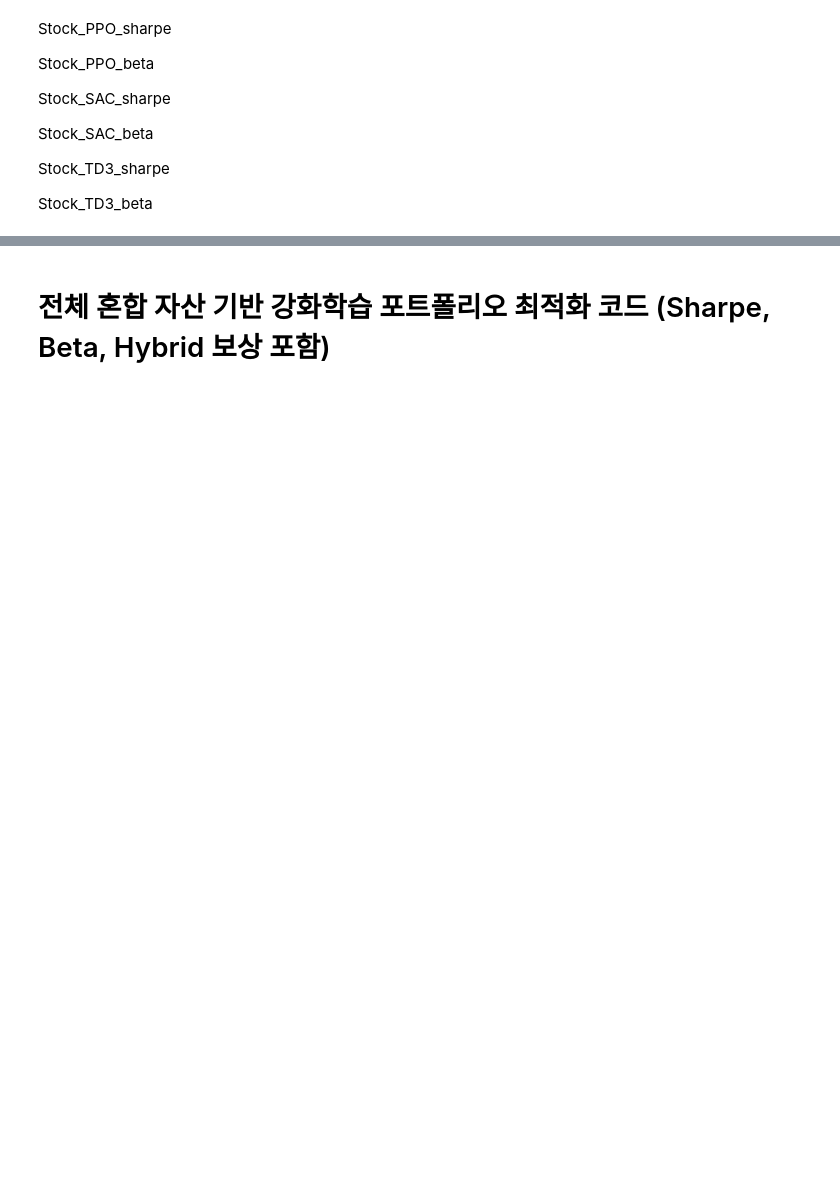
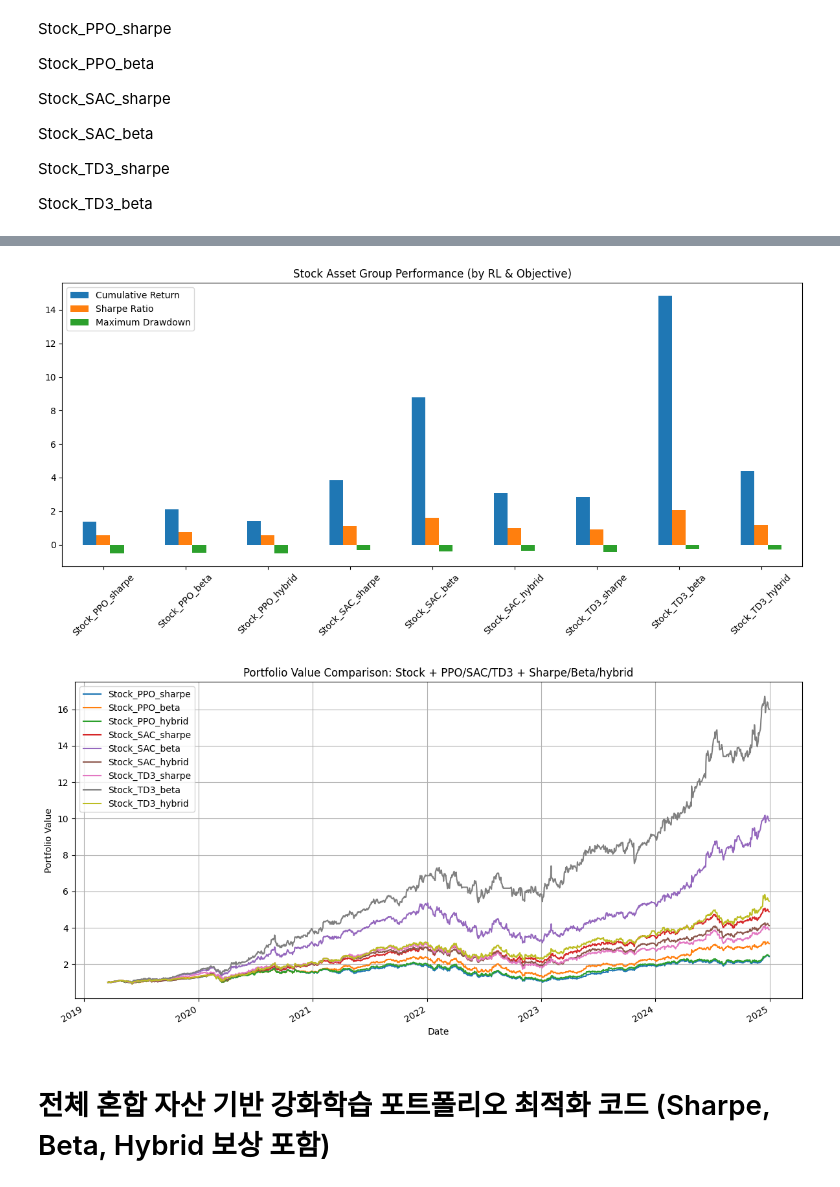
Before and after one commit to nhjung-phd/Papers, a Jupyter notebook: factor2025/factor_rl_portfolio.ipynb, the cells around one changed output, grey strips where cells are left out. Drawn from its saved outputs; the diff is of its cells as text; code cells hidden in the pictures; blank space fills up the shorter version.

```diff
--- a/factor2025/factor_rl_portfolio.ipynb
+++ b/factor2025/factor_rl_portfolio.ipynb
@@ -2806,3 +2834,24 @@ plt.show()
+# %%
+
+# 성과 막대그래프
+metrics_table[["Cumulative Return", "Sharpe Ratio", "Maximum Drawdown"]].plot(
+    kind="bar", figsize=(12, 6), title="Stock Asset Group Performance (by RL & Objective)"
+)
+plt.xticks(rotation=45)
+plt.tight_layout()
+plt.show()
+
+# 포트폴리오 가치 시계열 그래프 (겹침)
+results_df = pd.DataFrame(results)
+results_df.plot(figsize=(12, 6), title="Portfolio Value Comparison: Stock + PPO/SAC/TD3 + Sharpe/Beta/hybrid")
+plt.xlabel("Date")
+plt.ylabel("Portfolio Value")
+plt.grid(True)
+plt.tight_layout()
+plt.show()
+# %% [output]
+[figure, added]
+[figure, added]
 # %% [markdown]
 # 전체 혼합 자산 기반 강화학습 포트폴리오 최적화 코드 (Sharpe, Beta, Hybrid 보상 포함)
 # %%
```
Also changed, not shown: parts of 4 cells of this notebook.
